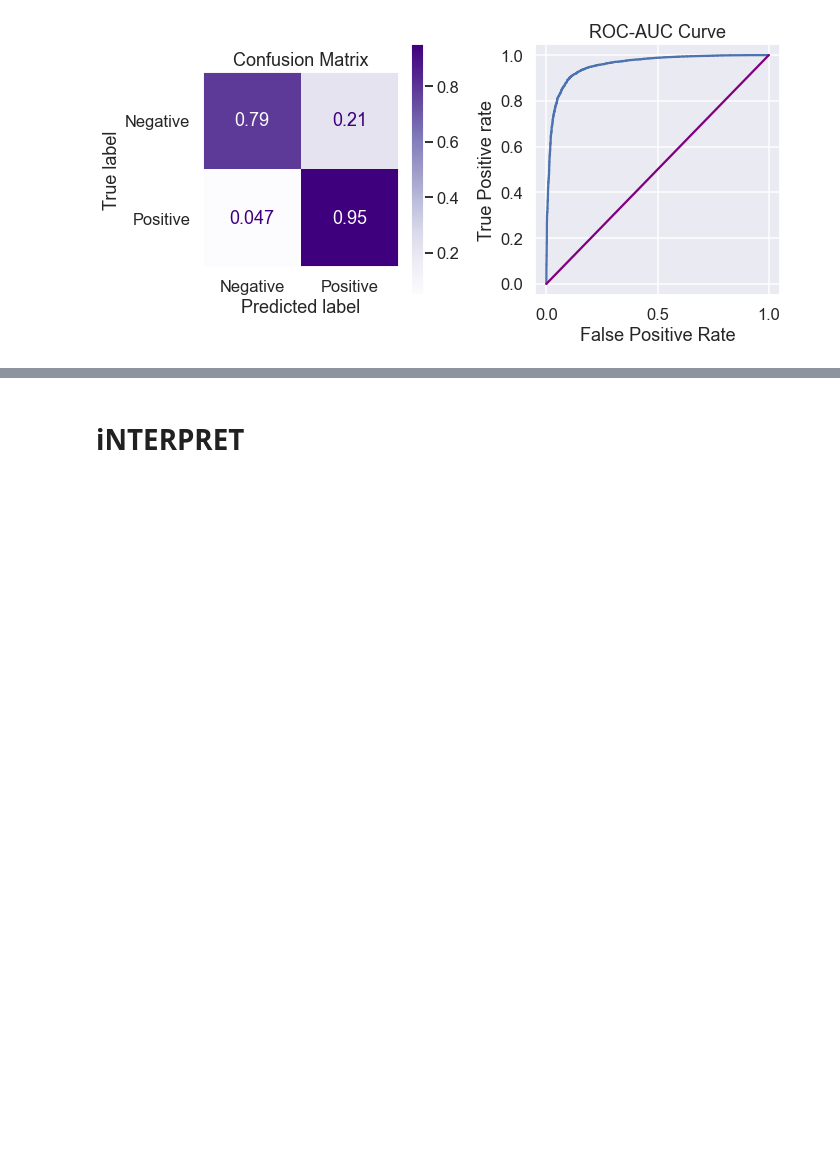
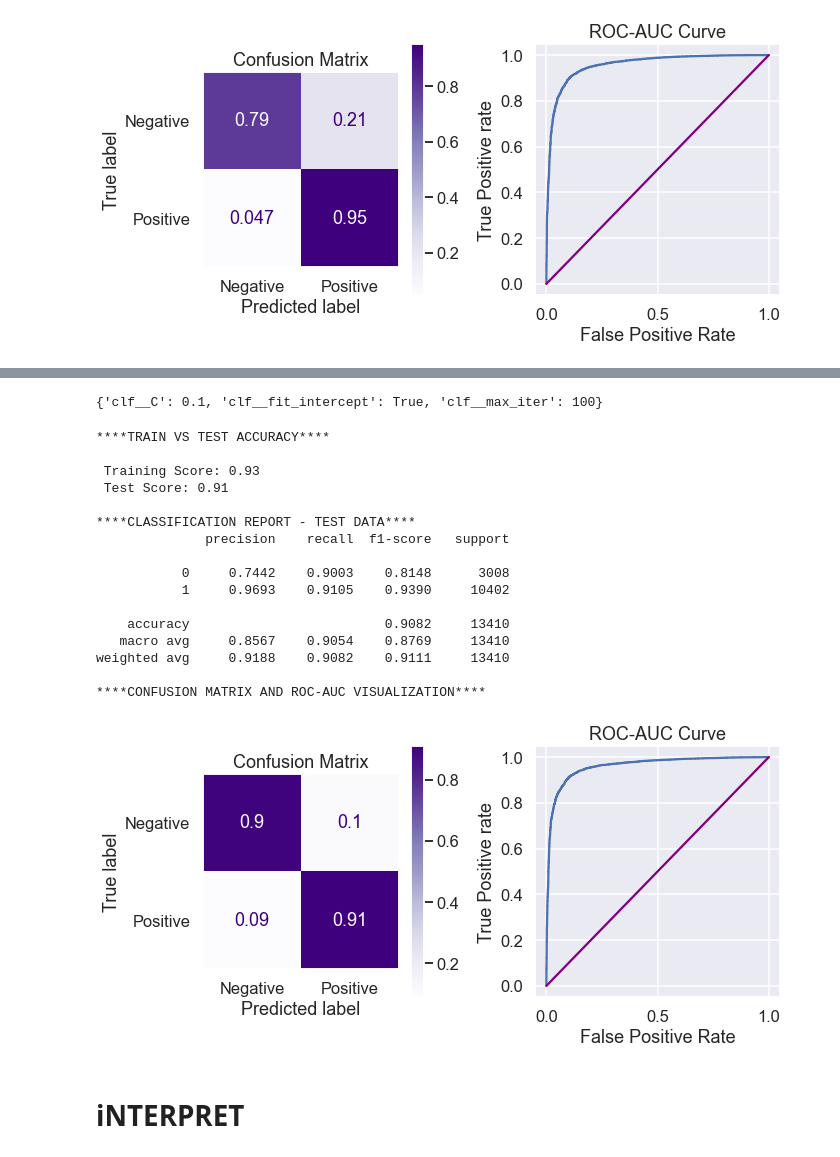
Before and after one commit to ds-leehanjin/app-reviews-nlp-sentiment-analysis, a Jupyter notebook: index_OSEMN_plus_mvp.ipynb, the cells around one changed output, grey strips where cells are left out. Drawn from its saved outputs; the diff is of its cells as text; code cells hidden in the pictures; blank space fills up the shorter version.

```diff
--- a/index_OSEMN_plus_mvp.ipynb
+++ b/index_OSEMN_plus_mvp.ipynb
@@ -1704,3 +1637,10 @@ weighted avg     0.9140    0.9152    0.9144     13410
 
 ****CONFUSION MATRIX AND ROC-AUC VISUALIZATION****
 [figure]
+# %%
+svc_pipe = Pipeline([('vectorizer',
+                      TfidfVectorizer(tokenizer=tokenizer.tokenize,
+                                      stop_words=stopwords_list)),
+                     ('clf', LinearSVC(class_weight='balanced'))])
+
+svc_pipe.fit(X_bin_train, y_bin_train)
@@ -1707,3 +1659,34 @@ weighted avg     0.9140    0.9152    0.9144     13410
+# %%
+param_grid = {'clf__C': [0.1, 1, 10],
+              'clf__fit_intercept': [True, False],
+              'clf__max_iter': [100, 1000, 10000]}
+
+gridsearch = GridSearchCV(estimator=svc_pipe, param_grid = param_grid, scoring='f1_macro')
+
+gridsearch.fit(X_bin_train,  y_bin_train)
+gridsearch.best_params_
+# %% [output]
+{'clf__C': 0.1, 'clf__fit_intercept': True, 'clf__max_iter': 100}
+# %%
+evaluate_model(y_bin_test, y_bin_train, X_bin_test, X_bin_train, gridsearch.best_estimator_, 2)
+# %% [output]
+****TRAIN VS TEST ACCURACY****
+
+ Training Score: 0.93
+ Test Score: 0.91
+
+****CLASSIFICATION REPORT - TEST DATA****
+              precision    recall  f1-score   support
+
+           0     0.7442    0.9003    0.8148      3008
+           1     0.9693    0.9105    0.9390     10402
+
+    accuracy                         0.9082     13410
+   macro avg     0.8567    0.9054    0.8769     13410
+weighted avg     0.9188    0.9082    0.9111     13410
+
+****CONFUSION MATRIX AND ROC-AUC VISUALIZATION****
+[figure, added]
 # %% [markdown]
 # iNTERPRET
 # %% [markdown]
```
Also changed, not shown: parts of 37 cells of this notebook.
